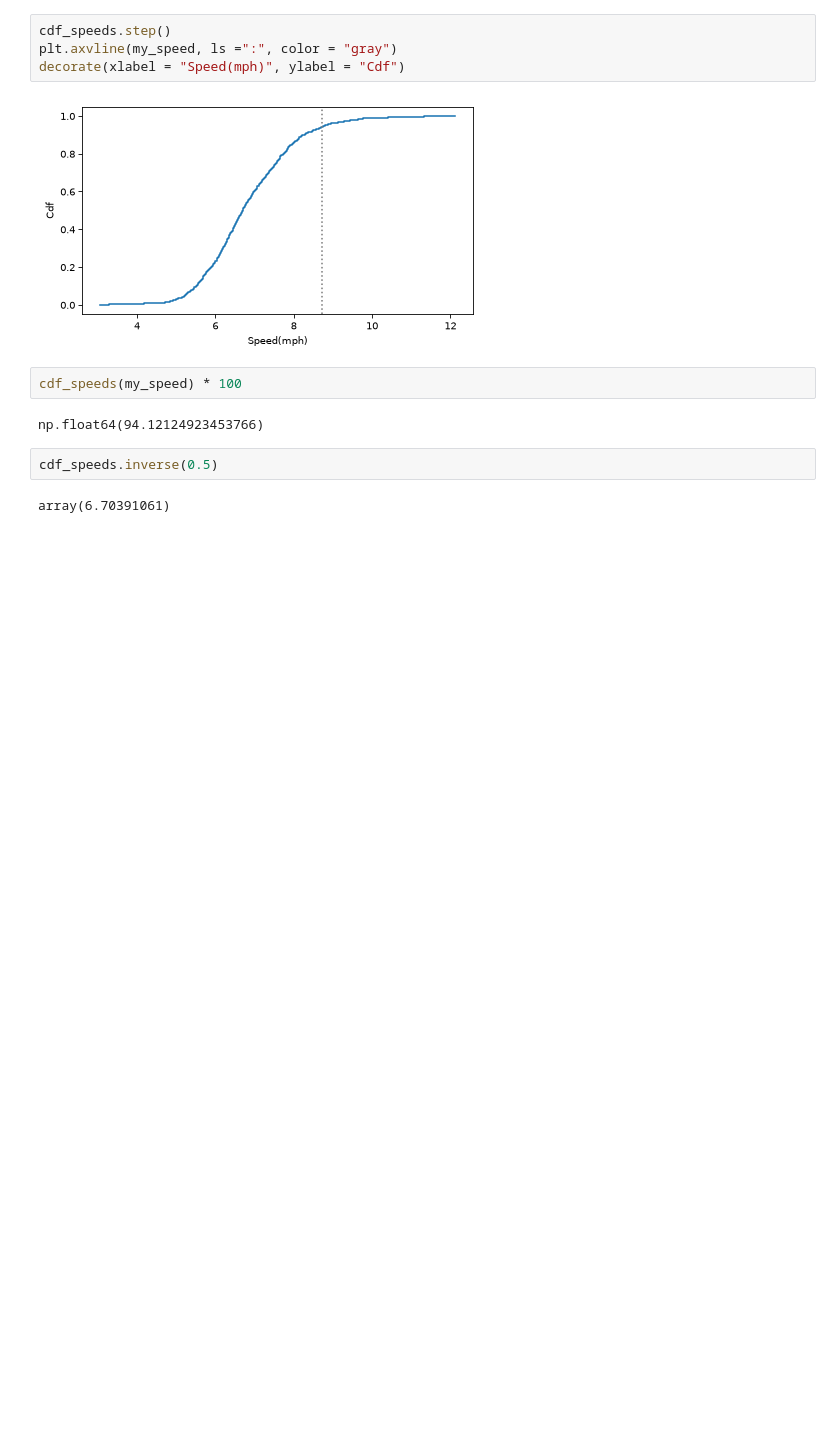
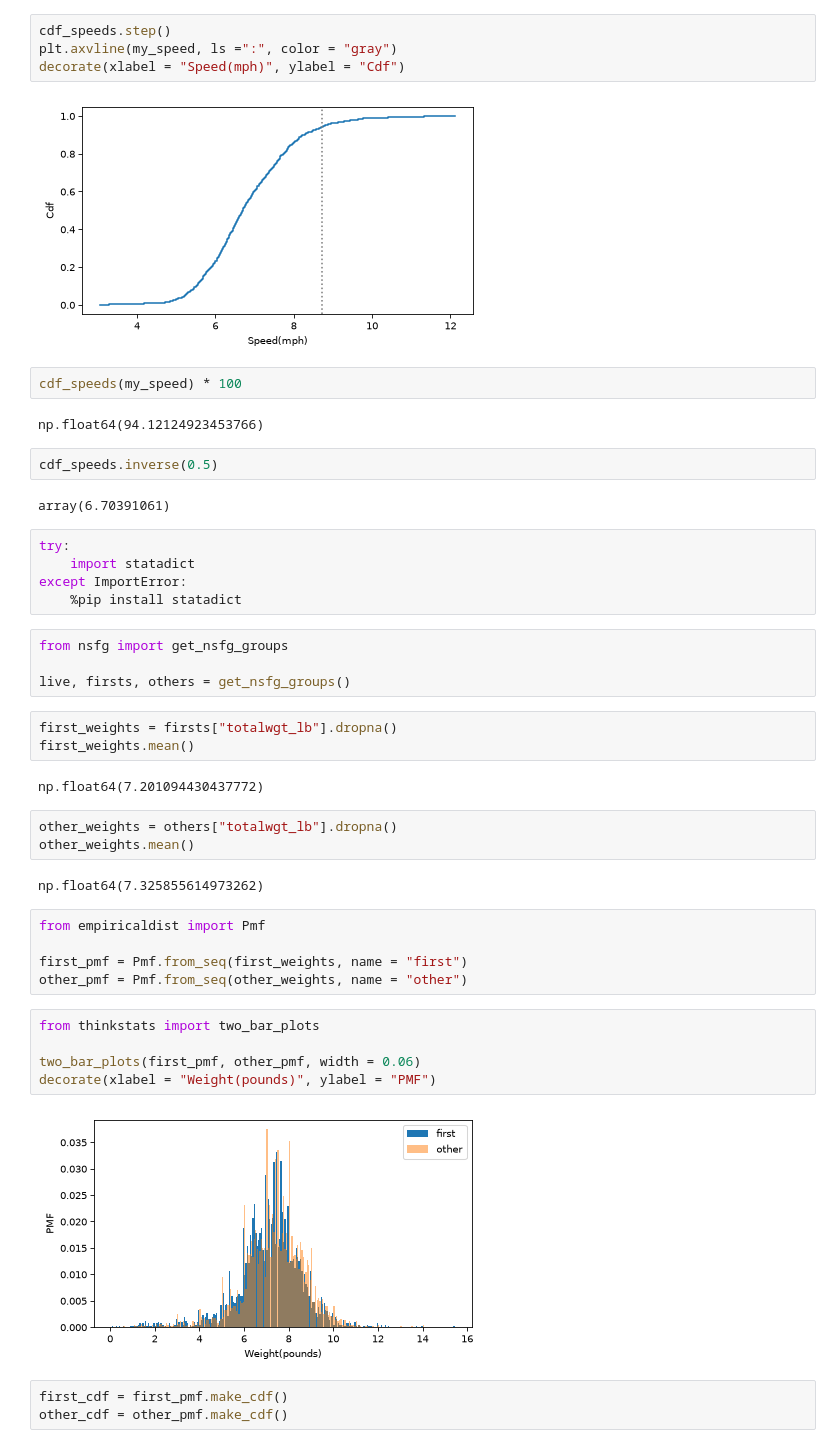
Before and after one commit to acsiuc/think-stats, a Jupyter notebook: notebooks/chapter-04.ipynb, the cells around one changed output. Drawn from its saved outputs; the diff is of its cells as text; blank space fills up the shorter version.

```diff
--- a/notebooks/chapter-04.ipynb
+++ b/notebooks/chapter-04.ipynb
@@ -152,3 +152,37 @@ np.float64(94.12124923453766)
 cdf_speeds.inverse(0.5)
 # %% [output]
 array(6.70391061)
+# %%
+try:
+    import statadict
+except ImportError:
+    %pip install statadict
+# %%
+from nsfg import get_nsfg_groups
+
+live, firsts, others = get_nsfg_groups()
+# %%
+first_weights = firsts["totalwgt_lb"].dropna()
+first_weights.mean()
+# %% [output]
+np.float64(7.201094430437772)
+# %%
+other_weights = others["totalwgt_lb"].dropna()
+other_weights.mean()
+# %% [output]
+np.float64(7.325855614973262)
+# %%
+from empiricaldist import Pmf
+
+first_pmf = Pmf.from_seq(first_weights, name = "first")
+other_pmf = Pmf.from_seq(other_weights, name = "other")
+# %%
+from thinkstats import two_bar_plots
+
+two_bar_plots(first_pmf, other_pmf, width = 0.06)
+decorate(xlabel = "Weight(pounds)", ylabel = "PMF")
+# %% [output]
+[figure, added]
+# %%
+first_cdf = first_pmf.make_cdf()
+other_cdf = other_pmf.make_cdf()
```
Also changed, not shown: parts of 1 cell of this notebook.
